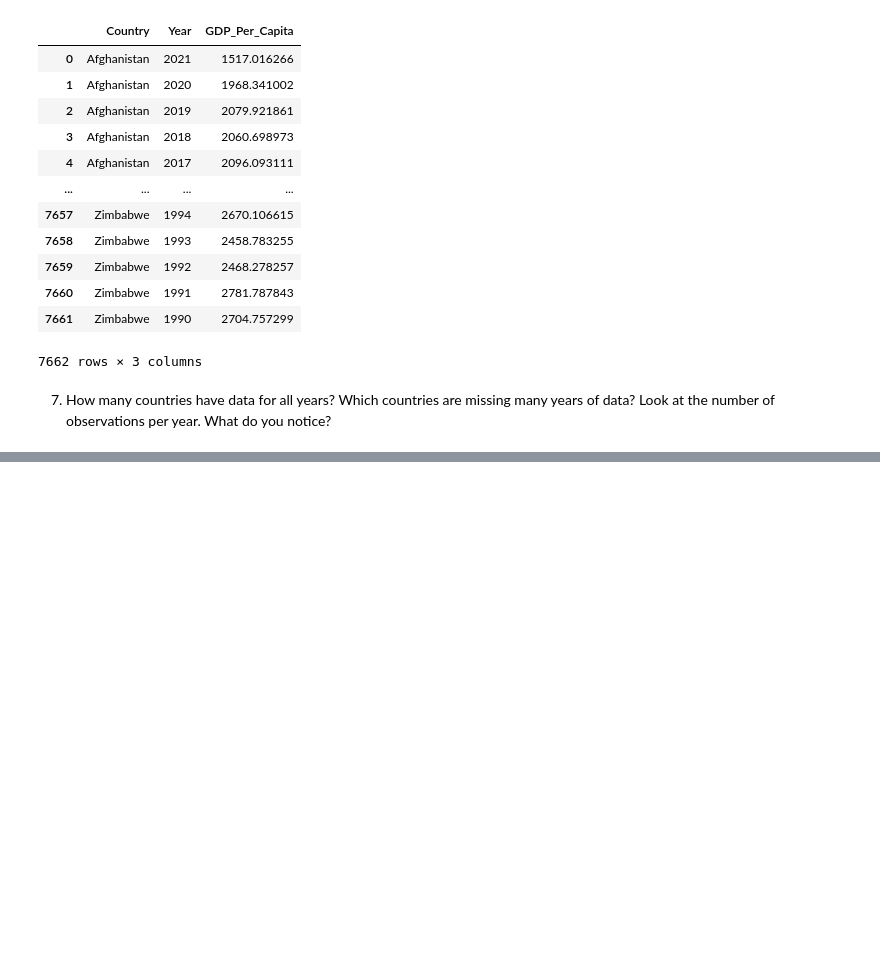
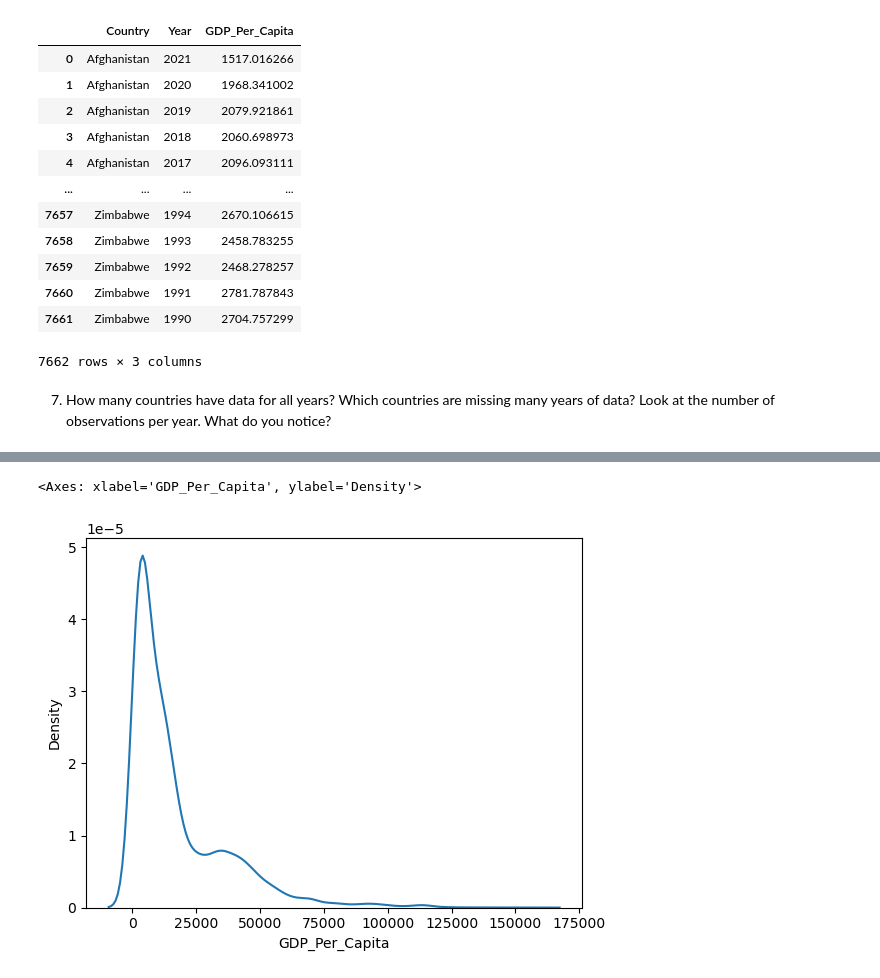
Before and after one commit to NSS-Data-Analytics-Cohort-10/gdp-and-internet-usage-rushichokshi, a Jupyter notebook: notebooks/un_notebook.ipynb, the cells around one changed output, grey strips where cells are left out. Drawn from its saved outputs; the diff is of its cells as text; code cells hidden in the pictures; blank space fills up the shorter version.

```diff
--- a/notebooks/un_notebook.ipynb
+++ b/notebooks/un_notebook.ipynb
@@ -118,0 +225,5 @@ gdp_df.rename(columns = {'Country or Area':'Country','Value':'GDP_Per_Capita'})
+# %%
+sns.kdeplot(gdp_df["GDP_Per_Capita"])
+# %% [output]
+<Axes: xlabel='GDP_Per_Capita', ylabel='Density'>
+[figure, added]
```
Also changed, not shown: parts of 11 cells of this notebook.
